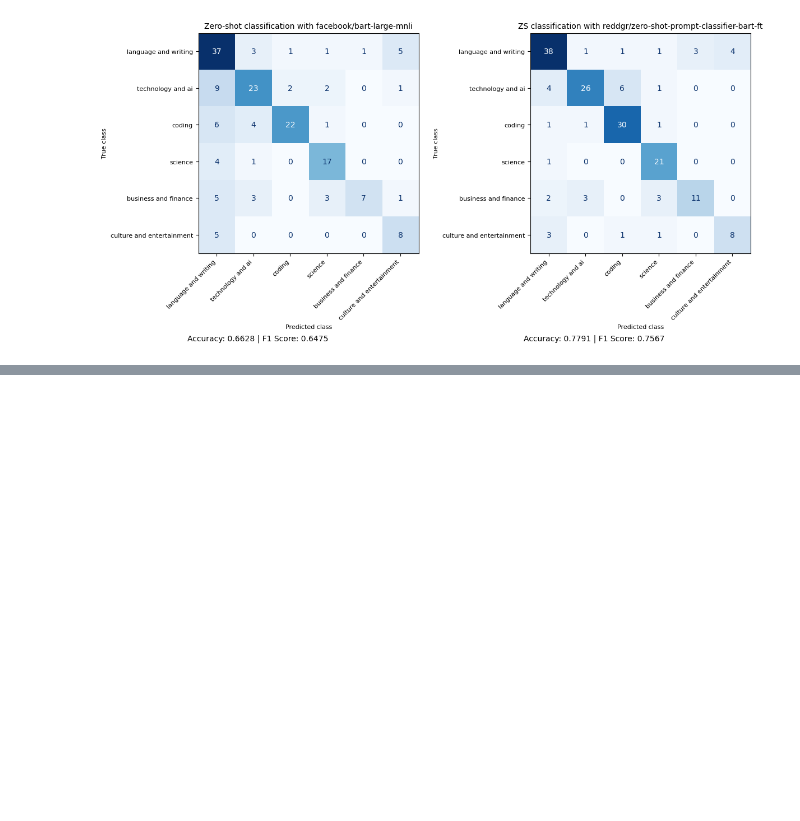
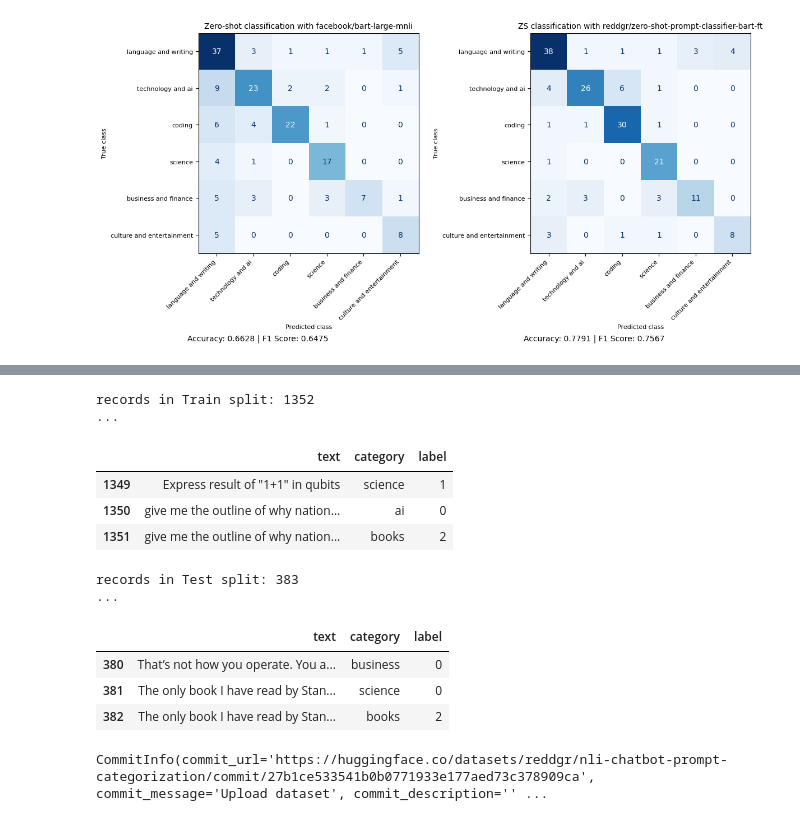
Before and after one commit to reddgr/zero-shot-text-classification, a Jupyter notebook: 02-zero-shot-prompt-classifier-tests.ipynb, the cells around one changed output, grey strips where cells are left out. Drawn from its saved outputs; the diff is of its cells as text; code cells hidden in the pictures; blank space fills up the shorter version.

```diff
--- a/02-zero-shot-prompt-classifier-tests.ipynb
+++ b/02-zero-shot-prompt-classifier-tests.ipynb
@@ -292,0 +338,23 @@ metrics_comp.compare_conf_matrices()
+# %%
+nli_dataset = load_dataset('reddgr/nli-chatbot-prompt-categorization')
+print(f"records in Train split: {len(nli_dataset['train'])}\n...")
+display(nli_dataset['train'].to_pandas().tail(3))
+print(f"records in Test split: {len(nli_dataset['test'])}\n...")
+display(nli_dataset['test'].to_pandas().tail(3))
+# %% [output]
+records in Train split: 1352
+...
+|  | text | category | label |
+| 1349 | Express result of "1+1" in qubits | science | 1 |
+| 1350 | give me the outline of why nation... | ai | 0 |
+| 1351 | give me the outline of why nation... | books | 2 |
+records in Test split: 383
+...
+|  | text | category | label |
+| 380 | That’s not how you operate. You a... | business | 0 |
+| 381 | The only book I have read by Stan... | science | 0 |
+| 382 | The only book I have read by Stan... | books | 2 |
+# %%
+test_dataset_new.push_to_hub("reddgr/nli-chatbot-prompt-categorization", token=hf_token_write, split='test')
+# %% [output]
+CommitInfo(commit_url='https://huggingface.co/datasets/reddgr/nli-chatbot-prompt-categorization/commit/27b1ce533541b0b0771933e177aed73c378909ca', commit_message='Upload dataset', commit_description='' ...
```
Also changed, not shown: parts of 8 cells of this notebook, 3 other files.
